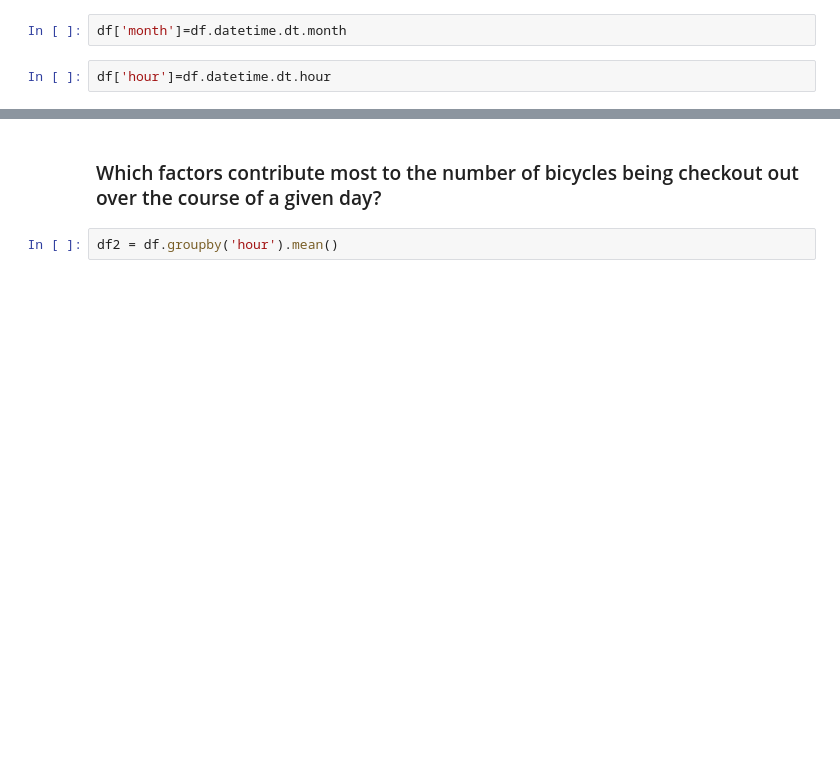
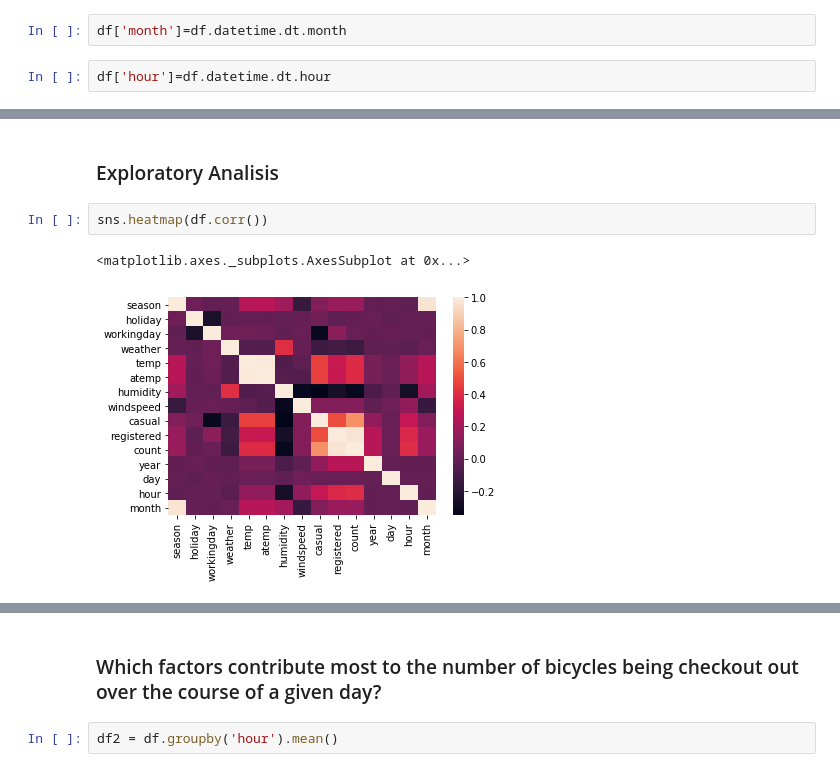
Before and after one commit to Basmatz/Spiced-bootcamp, a Jupyter notebook: Week3/Bike_project.ipynb, the cells around one changed output, grey strips where cells are left out. Cells and saved outputs as stored; diff of their text form; blank space fills up the shorter version.

Commit message:
exploratory_data

```diff
--- a/Week3/Bike_project.ipynb
+++ b/Week3/Bike_project.ipynb
@@ -72,0 +74,7 @@ df.head(3)
+# %% [markdown]
+### Exploratory Analisis
+# %%
+sns.heatmap(df.corr())
+# %% [output]
+<matplotlib.axes._subplots.AxesSubplot at 0x...>
+[figure, added]
```
Also changed, not shown: parts of 46 cells of this notebook.
